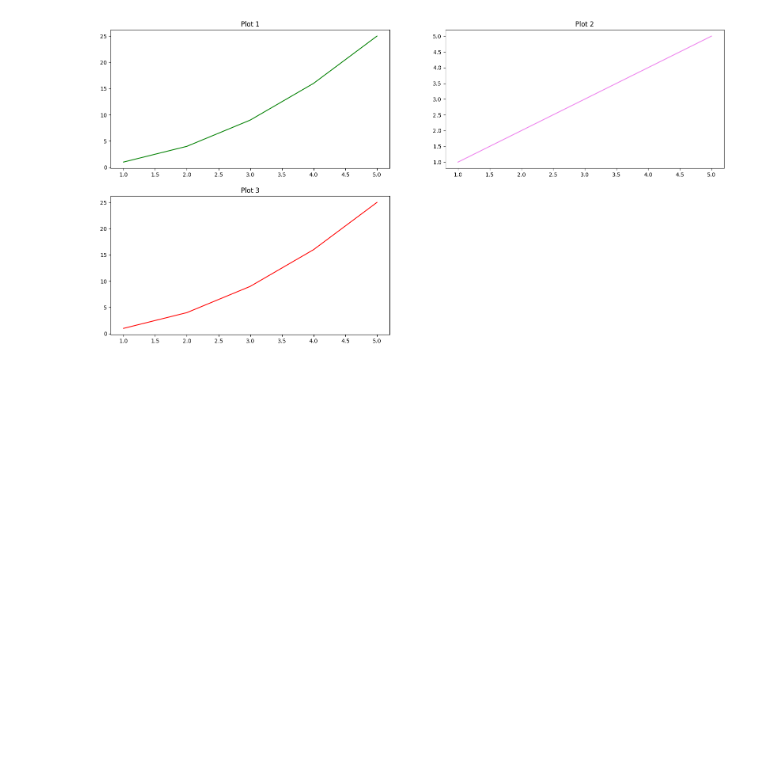
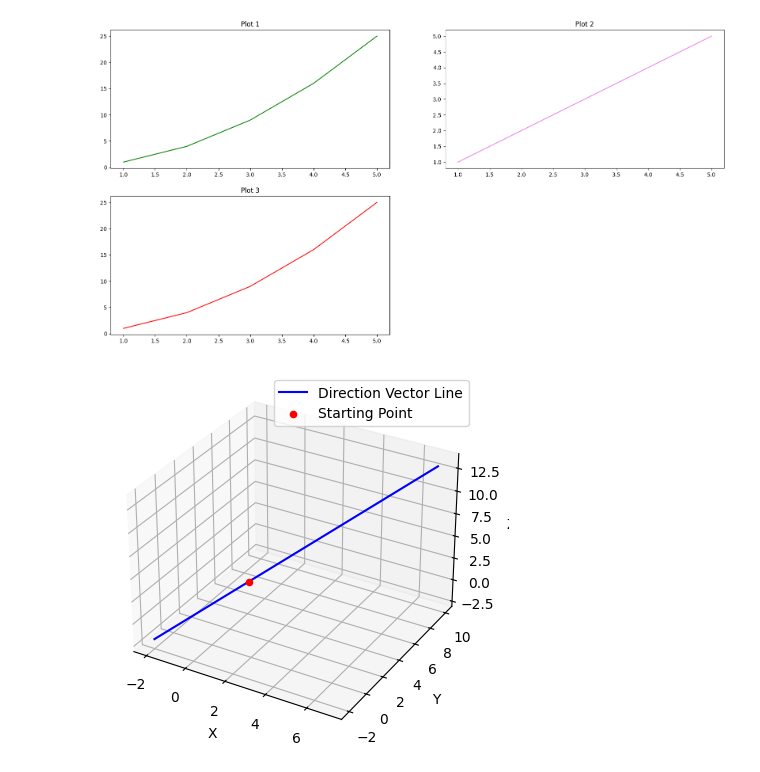
Before and after one commit to himanshusingh0905/ML-Notes, a Jupyter notebook: data_visualization/matplot.ipynb, the cells around one changed output. Saved outputs shown, nothing was run; the diff lists cells and outputs as text; code cells hidden in the pictures; blank space fills up the shorter version.

Commit message:
matplotlib file

```diff
--- a/data_visualization/matplot.ipynb
+++ b/data_visualization/matplot.ipynb
@@ -44,3 +44,31 @@ plt.title("Plot 3")
 # %% [output]
 Text(0.5, 1.0, 'Plot 3')
 [figure]
+# %%
+import matplotlib.pyplot as plt
+from mpl_toolkits.mplot3d import Axes3D
+
+fig = plt.figure()
+ax = fig.add_subplot(111, projection='3d')
+
+# Start point
+x0, y0, z0 = 1, 2, 3
+
+# Direction vector
+vx, vy, vz = 3, 4, 5
+
+# Plot vector as a line (from t = -1 to 2)
+t_vals = [-1, 0, 1, 2]
+x = [x0 + vx*t for t in t_vals]
+y = [y0 + vy*t for t in t_vals]
+z = [z0 + vz*t for t in t_vals]
+
+ax.plot(x, y, z, label='Direction Vector Line', color='blue')
+ax.scatter(x0, y0, z0, color='red', label='Starting Point')
+ax.legend()
+ax.set_xlabel('X')
+ax.set_ylabel('Y')
+ax.set_zlabel('Z')
+plt.show()
+# %% [output]
+[figure, added]
```
Also changed, not shown: parts of 2 cells of this notebook, 13 other files.
